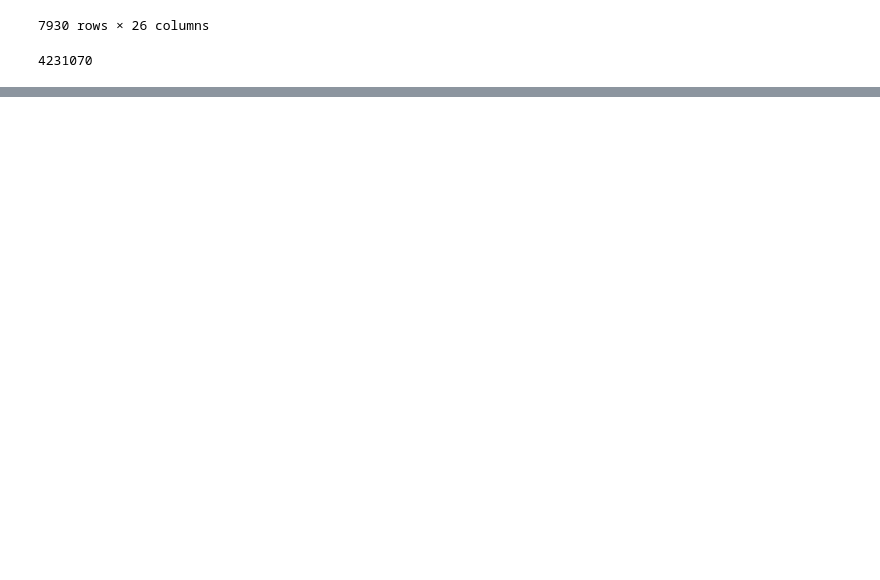
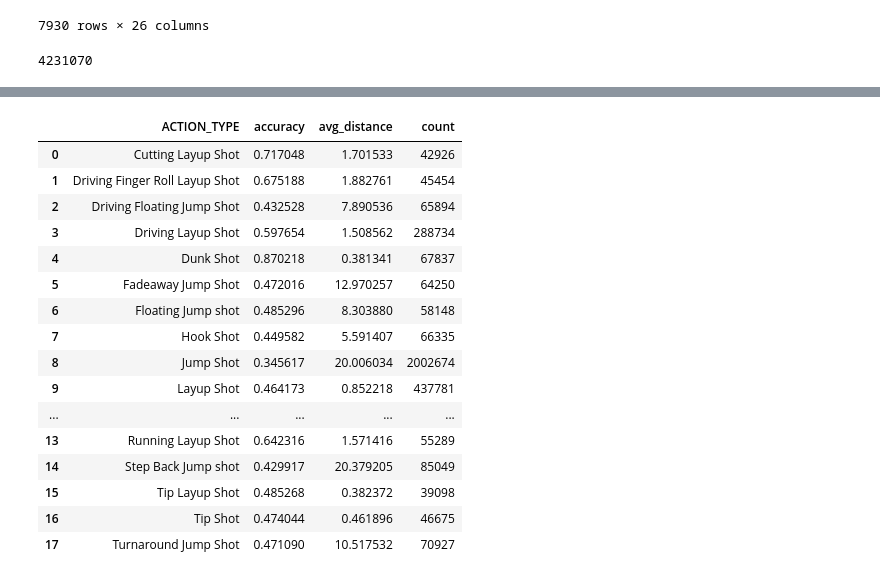
Before and after one commit to fan71c/NBA-Project, a Jupyter notebook: notebooks/main.ipynb, the cells around one changed output, grey strips where cells are left out. Cells and saved outputs as stored; diff of their text form; code cells hidden in the pictures; blank space fills up the shorter version.

```diff
--- a/notebooks/main.ipynb
+++ b/notebooks/main.ipynb
@@ -69,13 +75,18 @@ Loading Data Sets
 # %%
 # set up respective path to the data
 project_root = os.path.abspath(os.path.join(".."))
+print(project_root)
 data_path = os.path.join(project_root, "raw-data/")
+print(data_path)
 
 # concatenate all seasons of data in a single df
-df=pd.DataFrame()
-for file in os.listdir(data_path):
-    file_path=os.path.join(data_path,file)
-    data=pd.read_csv(file_path)
-    df=pd.concat([df,data],ignore_index=True)
-    print(file)
+df = pd.DataFrame()
+files = glob.glob(os.path.join(data_path, '*_Shots.csv'))
+# for file in os.listdir(data_path):
+#     file_path=os.path.join(data_path,file)
+#     data=pd.read_csv(file_path)
+#     df=pd.concat([df,data],ignore_index=True)
+#     print(file)
+df = pd.concat((pd.read_csv(file) for file in files), ignore_index=True)
+df.head()
 # %% [output]
@@ -173,0 +237,37 @@ df_clean.to_sql("nba", conn, if_exists="replace", index=False)
+# %%
+# query = """
+# SELECT *
+# FROM nba
+# WHERE
+#     SHOT_COUNT
+# """
+# action_types_sql = pd.read_sql(
+# )
+popular_action_types_df_p = df_clean.groupby("ACTION_TYPE").agg(count=("ACTION_TYPE", "count")).sort_values(by="count",
+                                                                                                            ascending=False)
+popular_action_types_df_p = popular_action_types_df_p[
+    popular_action_types_df_p["count"] >= popular_action_types_df_p["count"].quantile(0.75)].reset_index()
+action_types_75_p = df_clean[df_clean["ACTION_TYPE"].isin(popular_action_types_df_p["ACTION_TYPE"])][
+    ["ACTION_TYPE", "SHOT_MADE", "SHOT_DISTANCE"]]
+action_types_75_p = action_types_75_p.groupby("ACTION_TYPE").agg(accuracy=("SHOT_MADE", "mean"),
+                                                                 avg_distance=("SHOT_DISTANCE", "mean"),
+                                                                 count=("SHOT_MADE", "count")).reset_index()
+action_types_75_p
+# %% [output]
+|  | ACTION_TYPE | accuracy | avg_distance | count |
+| 0 | Cutting Layup Shot | 0.717048 | 1.701533 | 42926 |
+| 1 | Driving Finger Roll Layup Shot | 0.675188 | 1.882761 | 45454 |
+| 2 | Driving Floating Jump Shot | 0.432528 | 7.890536 | 65894 |
+| 3 | Driving Layup Shot | 0.597654 | 1.508562 | 288734 |
+| 4 | Dunk Shot | 0.870218 | 0.381341 | 67837 |
+| 5 | Fadeaway Jump Shot | 0.472016 | 12.970257 | 64250 |
+| 6 | Floating Jump shot | 0.485296 | 8.303880 | 58148 |
+| 7 | Hook Shot | 0.449582 | 5.591407 | 66335 |
+| 8 | Jump Shot | 0.345617 | 20.006034 | 2002674 |
+| 9 | Layup Shot | 0.464173 | 0.852218 | 437781 |
+| ... | ... | ... | ... | ... |
+| 13 | Running Layup Shot | 0.642316 | 1.571416 | 55289 |
+| 14 | Step Back Jump shot | 0.429917 | 20.379205 | 85049 |
+| 15 | Tip Layup Shot | 0.485268 | 0.382372 | 39098 |
+| 16 | Tip Shot | 0.474044 | 0.461896 | 46675 |
+| 17 | Turnaround Jump Shot | 0.471090 | 10.517532 | 70927 |
```
Also changed, not shown: parts of 13 cells of this notebook, 2 other files.
